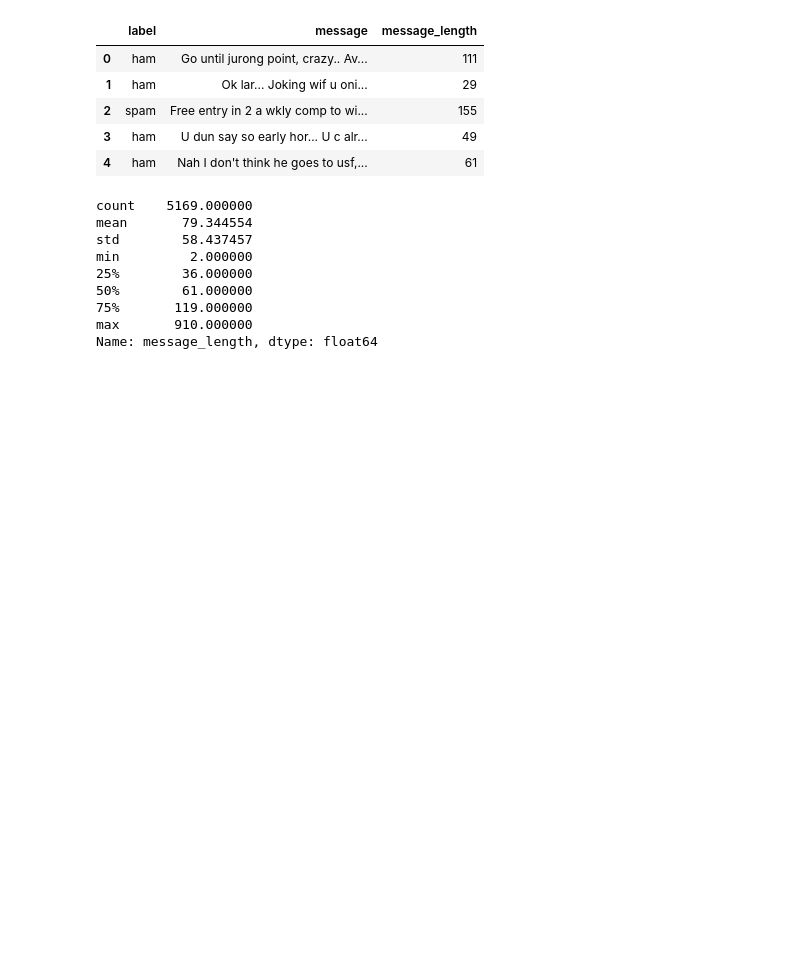
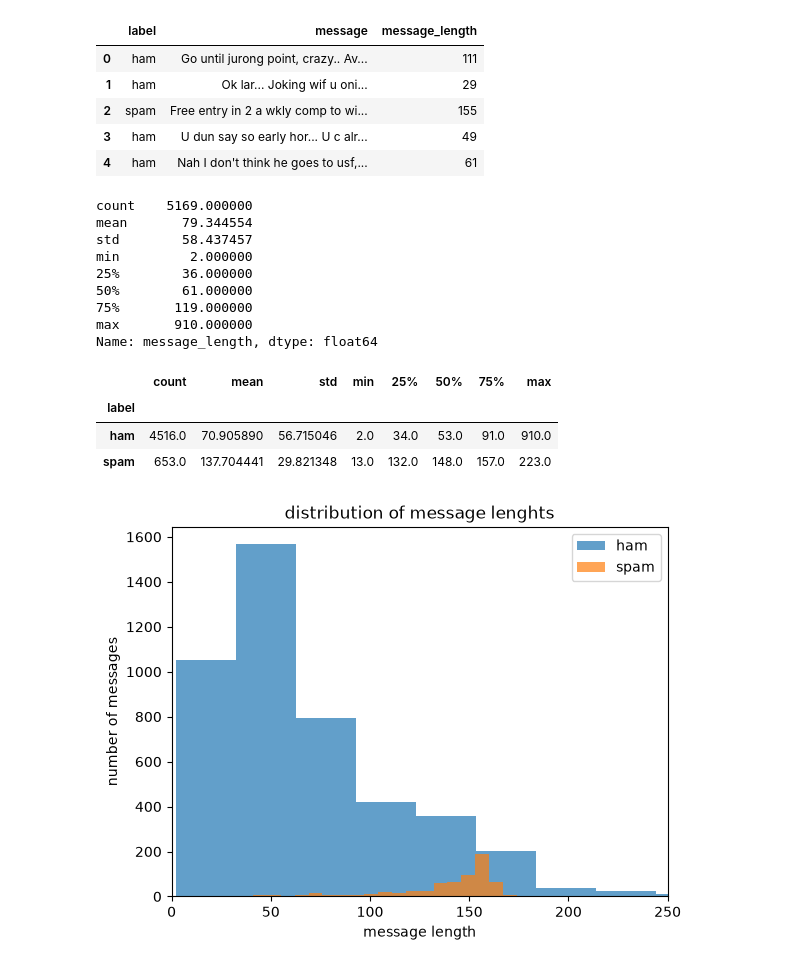
Before and after one commit to rotokpa/email-spam-detector, a Jupyter notebook: notebooks/01_data_exploration.ipynb, the cells around one changed output. Drawn from its saved outputs; the diff is of its cells as text; code cells hidden in the pictures; blank space fills up the shorter version.

```diff
--- a/notebooks/01_data_exploration.ipynb
+++ b/notebooks/01_data_exploration.ipynb
@@ -155,3 +155,10 @@ min         2.000000
 75%       119.000000
 max       910.000000
 Name: message_length, dtype: float64
+# %%
+df_clean.groupby("label")["message_length"].describe()
+# %% [output]
+|  | count | mean | std | min | 25% | 50% | 75% | max |
+| label |  |  |  |  |  |  |  |  |
+| ham | 4516.0 | 70.905890 | 56.715046 | 2.0 | 34.0 | 53.0 | 91.0 | 910.0 |
+| spam | 653.0 | 137.704441 | 29.821348 | 13.0 | 132.0 | 148.0 | 157.0 | 223.0 |
@@ -157,0 +167,23 @@ Name: message_length, dtype: float64
+# %%
+plt.hist(
+    df_clean[df_clean["label"] == "ham"]["message_length"],
+    bins=30,
+    alpha=0.7,
+    label="ham"
+)
+plt.hist(
+    df_clean[df_clean["label"] == "spam"]["message_length"],
+    bins=30,
+    alpha=0.7,
+    label="spam"
+)
+
+plt.xlim(0, 250)
+
+plt.xlabel("message length")
+plt.ylabel("number of messages")
+plt.title("distribution of message lenghts")
+plt.legend()
+plt.show()
+# %% [output]
+[figure, added]
```
Also changed, not shown: parts of 1 cell of this notebook, 1 other file.
